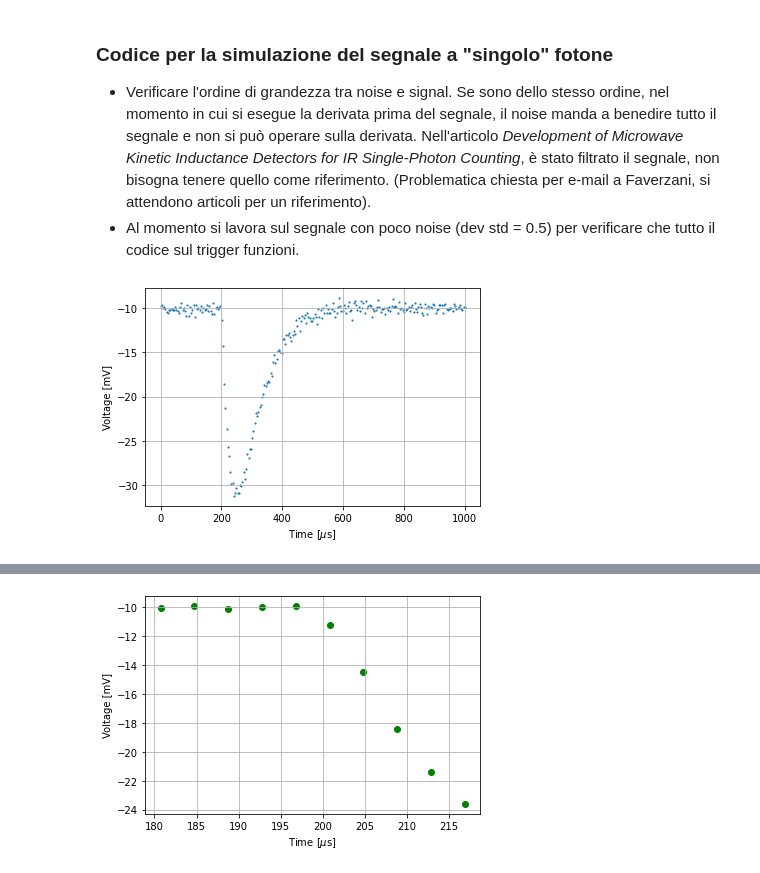
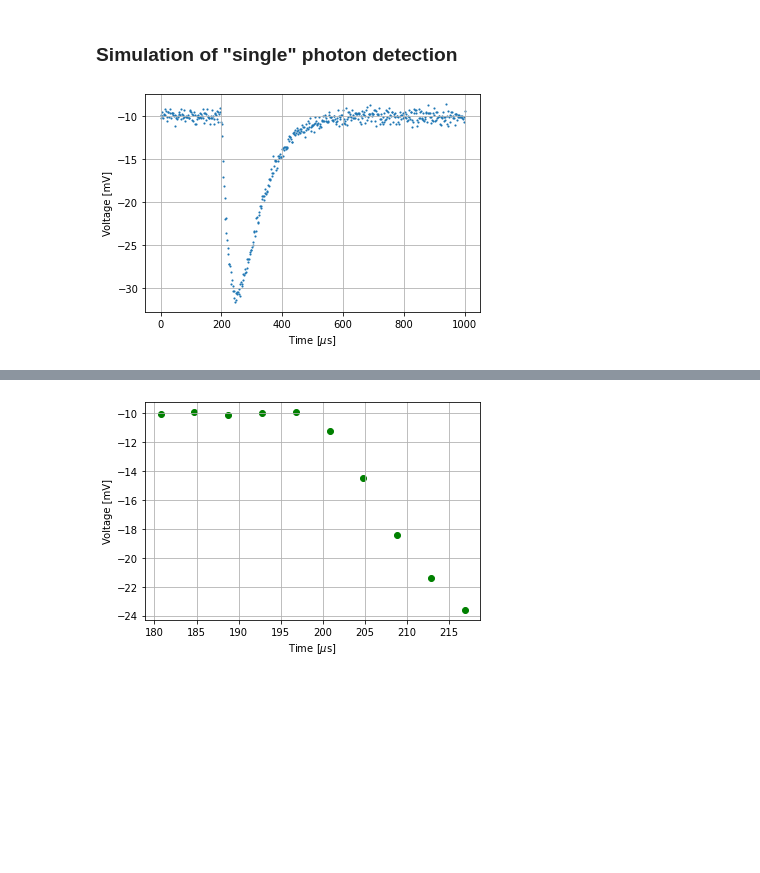
Before and after one commit to biqute/QTLab2122, a Jupyter notebook: SingleIRsource/simulated/simulation.ipynb, the cells around one changed output, grey strips where cells are left out. Drawn from its saved outputs; the diff is of its cells as text; code cells hidden in the pictures; blank space fills up the shorter version.

```diff
--- a/SingleIRsource/simulated/simulation.ipynb
+++ b/SingleIRsource/simulated/simulation.ipynb
@@ -1,31 +1,29 @@
-# %% [markdown]
-<h3>Codice per la simulazione del segnale a "singolo" fotone</h3>
-<ul>
-    <li>Verificare l'ordine di grandezza tra noise e signal. Se sono dello stesso ordine, nel momento in cui si esegue la derivata prima del segnale, il noise manda a benedire tutto il segnale e non si può operare sulla derivata. Nell'articolo <i>Development of Microwave Kinetic Inductance Detectors for IR Single-Photon Counting</i>, è stato filtrato il segnale, non bisogna tenere quello come riferimento. (Problematica chiesta per e-mail a Faverzani, si attendono articoli per un riferimento).</li>
-    <li>Al momento si lavora sul segnale con poco noise (dev std = 0.5) per verificare che tutto il codice sul trigger funzioni.</li>
-</ul>
+# %% [markdown]
+<h3>Simulation of "single" photon detection</h3>
 # %%
 import numpy as np
 import matplotlib.pyplot as plt
 from scipy.signal import savgol_filter
+from random import randint, uniform
 
 def gen_signal(x=np.linspace(0,1000,2000), baseline=0, amplitude=140, rise_time=40, decay_time=60, pulse_start=200, noise_lev=0.5):
     signal = baseline+1*amplitude*(np.exp(-x/rise_time)-np.exp((-x/decay_time)))
     signal = np.interp(x, x+pulse_start, signal)
     noise = np.random.normal(scale=noise_lev, size=len(signal))
 
     return signal+noise
 
-time = np.linspace(0,1000,250)
+time = np.linspace(0,1000,500)
 signal = gen_signal(baseline=-10, x=time)
+noise = np.random.normal(scale=0.5, size=len(signal))
 #clean_signal = gen_signal(baseline=-10, x=time, noise_lev=0)
 
 plt.scatter(time, signal, marker='.', s=5)
 #plt.scatter(time, clean_signal, color="r", marker='.', s=2)
 plt.xlabel('Time [$\mu$s]')
 plt.ylabel('Voltage [mV]')
 
 plt.grid()
 plt.show()
 # %% [output]
-[figure, old version]
+[figure, new version]
```
Also changed, not shown: parts of 17 cells of this notebook, 11 other files.
